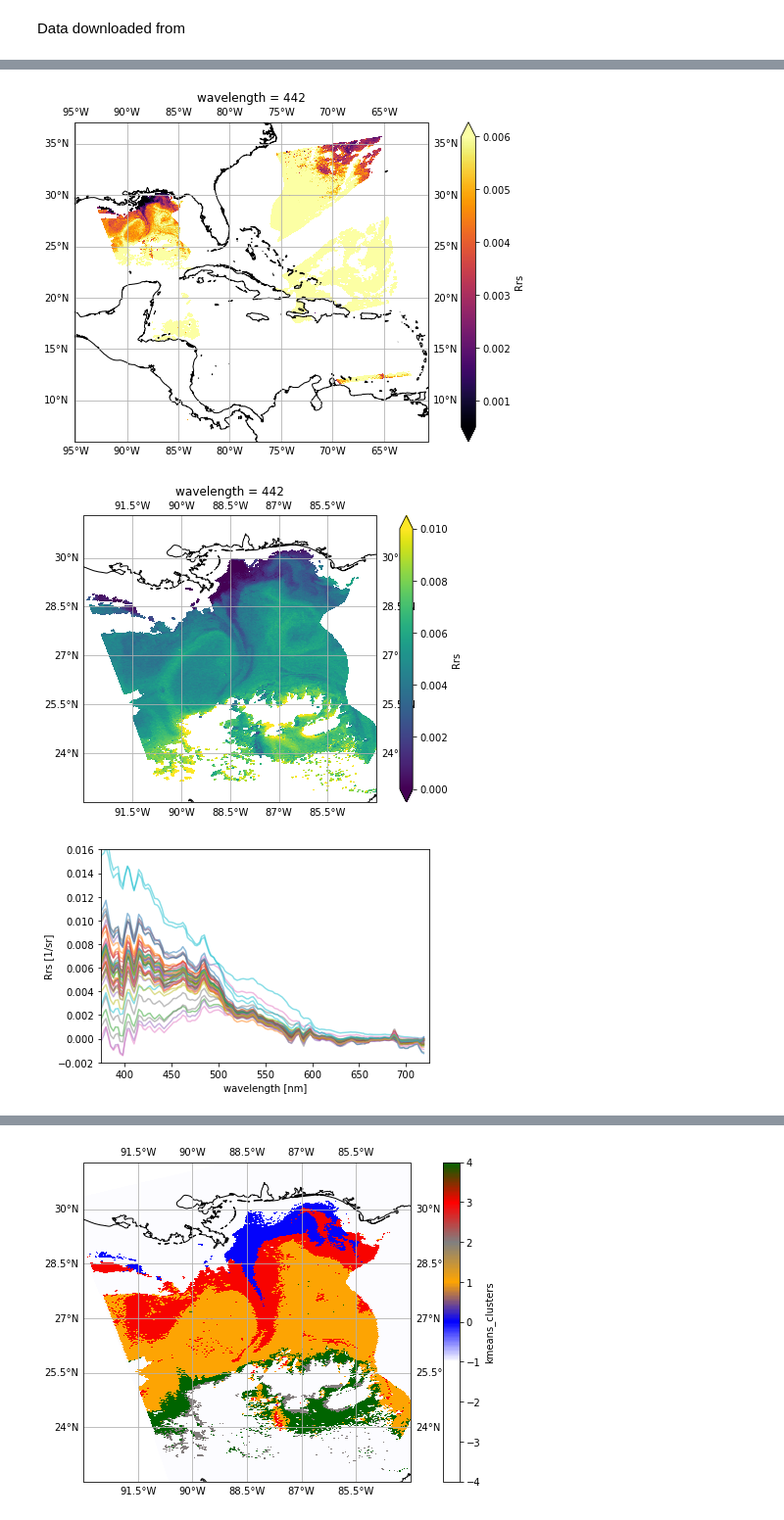
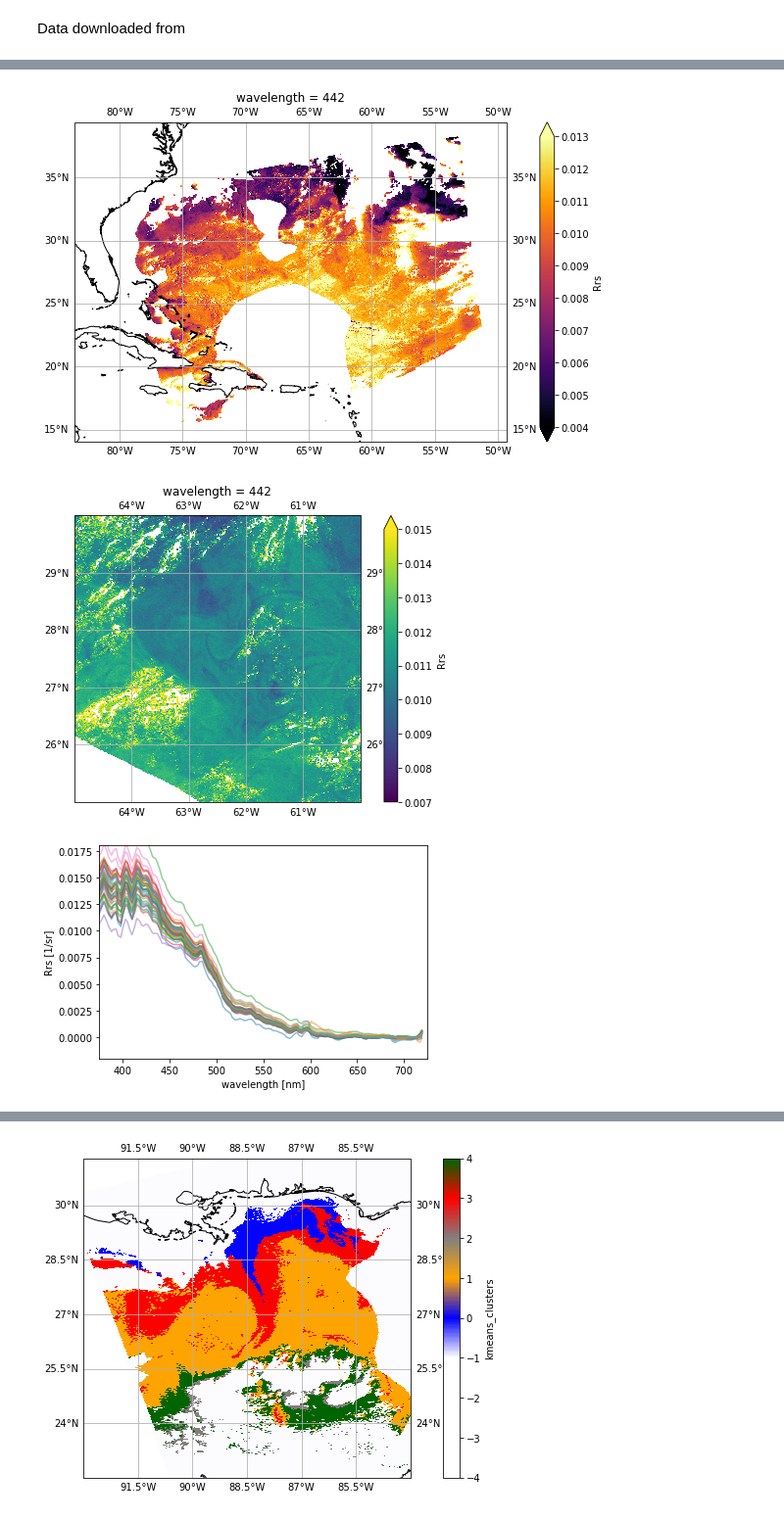
Before and after one commit to patrickcgray/ml_in_ocean_rs, a Jupyter notebook: clustering_pace.ipynb, the cells around one changed output, grey strips where cells are left out. Shown at 98% size. Drawn from its saved outputs; the diff is of its cells as text; code cells hidden in the pictures.

Commit message:
adding some new data and experiments to the notebook

```diff
--- a/clustering_pace.ipynb
+++ b/clustering_pace.ipynb
@@ -25,6 +27,8 @@ Data downloaded from
 fn = 'data/PACE_OCI.20240416T162518.L2.OC_AOP.V1_0_0.NRT.nc'
 # %%
 fn = 'data/PACE_OCI.20240413T175156.L2.OC_AOP.V1_0_0.NRT.nc'
+# %%
+fn = 'data/PACE_OCI.20240420T170201.L2.OC_AOP.V1_0_0.NRT.nc'
 # %%
 def load_oci_l2(fn, full_flag = True):
     # create the initial dataset so that we have all the attributes
@@ -65,18 +79,18 @@ wls = xds.wavelength
 # %%
 fig, ax = plt.subplots(figsize=(12,6), subplot_kw=dict(projection=crs.PlateCarree()))
 ax.coastlines(resolution='10m')
 # ax.set_ylim(34,45)
 # ax.set_xlim(-80,-60)
 
-xds.Rrs[:,:,42].plot(ax=ax, x='longitude', y='latitude', vmin=0.0005,vmax=0.006, cmap='inferno')
+xds.Rrs[:,:,42].plot(ax=ax, x='longitude', y='latitude', vmin=0.004,vmax=0.013, cmap='inferno')
 
 gl = ax.gridlines(draw_labels=True)
 
 # plt.savefig('figs/440nm_northwest_atlantic_pace.png',dpi=300)
 
 plt.show()
 # %% [output]
-[figure, old version]
+[figure, new version]
 # %%
 # xds_subset = xds.where((xds.longitude > -72.5) & (xds.longitude < -70))
 # xds_subset = xds_subset.where((xds_subset.latitude > 36) & (xds_subset.latitude < 42))
@@ -89,10 +106,13 @@ ax.coastlines(resolution='10m')
 # ax.set_ylim(36,42)
 # ax.set_xlim(-72.5,-70)
 
-ax.set_ylim(22.5,31.3)
-ax.set_xlim(-93,-84)
+# ax.set_ylim(22.5,31.3)
+# ax.set_xlim(-93,-84)
 
-xds_subset.Rrs[:,:,42].plot(ax=ax, x='longitude', y='latitude', vmin=0.000,vmax=0.01, cmap='viridis')
+ax.set_xlim(-65,-60)
+ax.set_ylim(25,30)
+
+xds_subset.Rrs[:,:,42].plot(ax=ax, x='longitude', y='latitude', vmin=0.007,vmax=0.015, cmap='viridis')
 
 gl = ax.gridlines(draw_labels=True)
 
@@ -102,7 +122,7 @@ fig.tight_layout()
 
 plt.show()
 # %% [output]
-[figure, old version]
+[figure, new version]
 # %%
 flat_xds = xds_subset.Rrs.values.reshape(-1,184)
 
@@ -116,7 +136,7 @@ for spec_i in rand_ints:
 
 plt.xlabel('wavelength [nm]')
 plt.ylabel('Rrs [1/sr]')
-plt.ylim(-0.002,0.016)
+plt.ylim(-0.002,0.018)
 plt.xlim(375,725)
 
 fig.tight_layout()
@@ -125,7 +145,7 @@ fig.tight_layout()
 
 plt.show()
 # %% [output]
-[figure, old version]
+[figure, new version]
 # %%
 masked_flat_xds.shape
 # %% [output]
```
Also changed, not shown: parts of 28 cells of this notebook.
